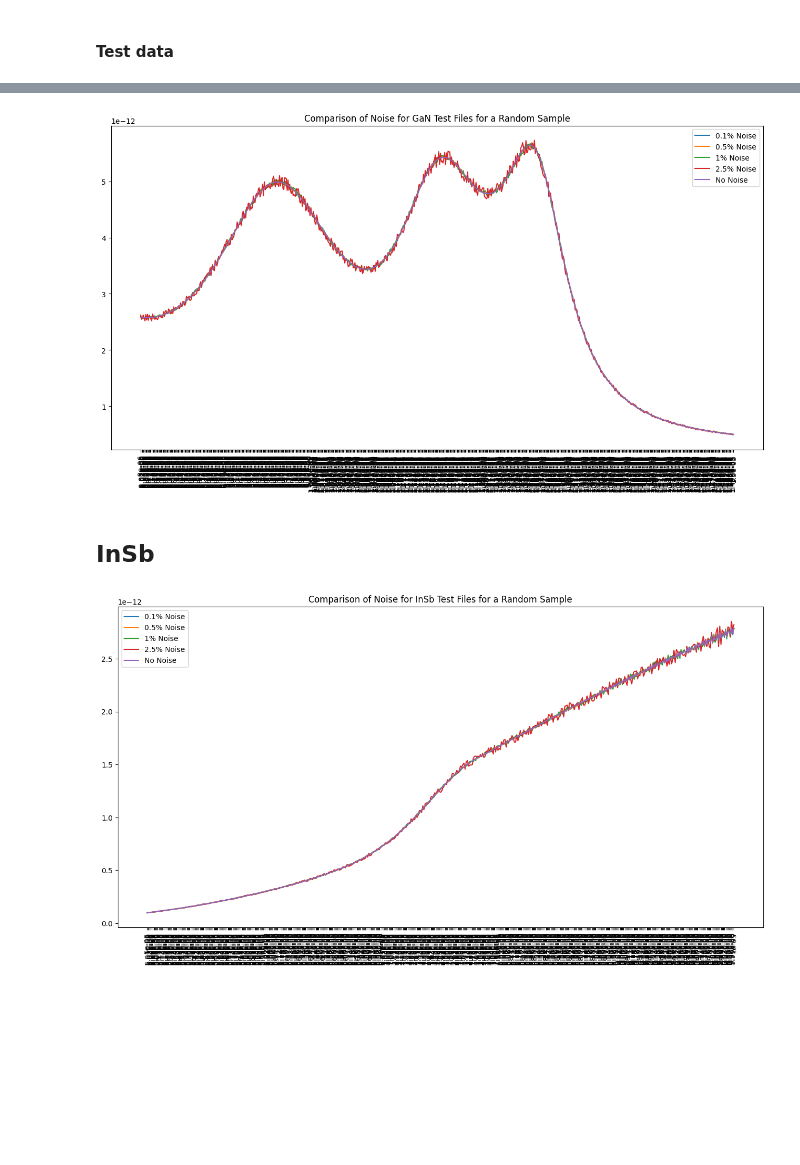
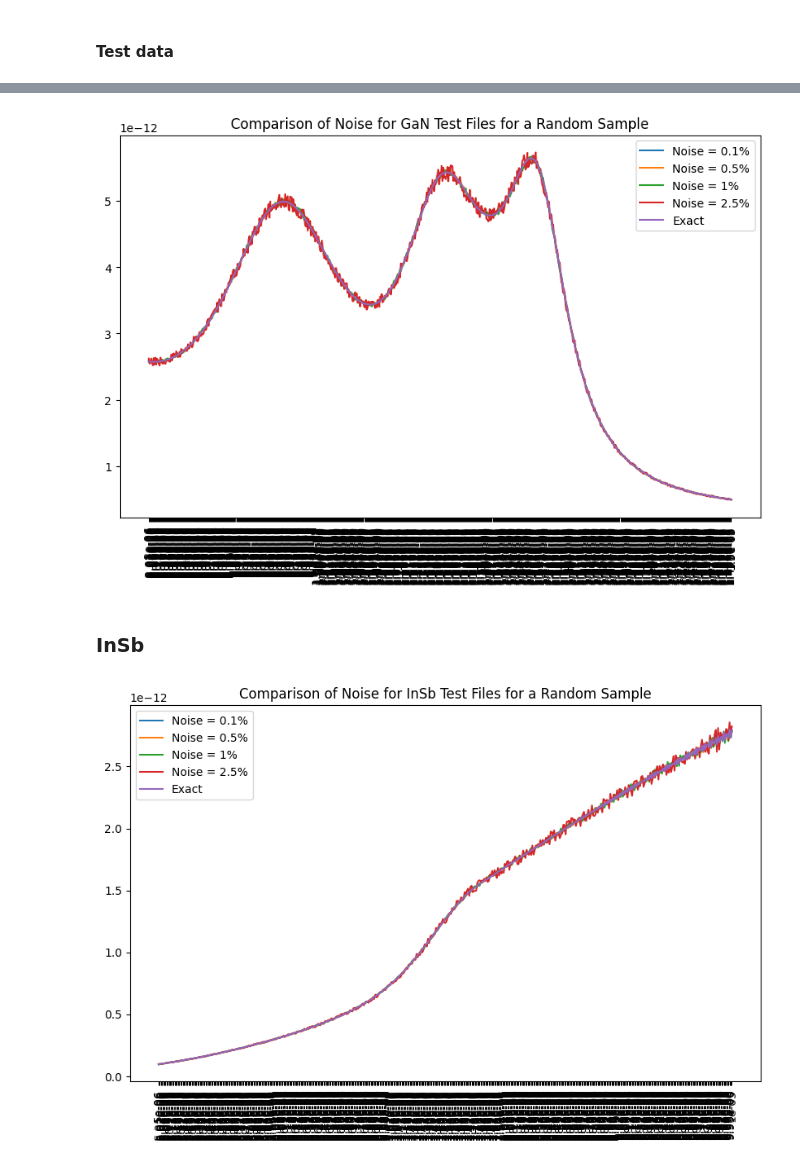
Before and after one commit to iAmBrig12/REU_AI_Thermography, a Jupyter notebook: data_visualization.ipynb, the cells around one changed output, grey strips where cells are left out. Drawn from its saved outputs; the diff is of its cells as text; code cells hidden in the pictures; blank space fills up the shorter version.

```diff
--- a/data_visualization.ipynb
+++ b/data_visualization.ipynb
@@ -9,16 +11,19 @@ import os
 # %%
-def plot_data(df_list, title, sample_entry):
+def plot_data(df_list, title, sample_entry, gauss):
 
     for df in df_list:
         df.columns = df.columns.astype(str)
 
     spectra = [col for col in df_list[0].columns if 'layer' not in col]
 
-    noise = ['0.1%', '0.5%', '1%', '2.5%', 'No']
+    if gauss:
+        noise = ['Exact', 'SNR = 35', 'SNR = 45', 'SNR = 50', 'SNR = 55']
+    else:
+        noise = ['Noise = 0.1%', 'Noise = 0.5%', 'Noise = 1%', 'Noise = 2.5%', 'Exact']
 
-    plt.figure(figsize=(16,8))
+    plt.figure(figsize=(10,6))
     for index, df in enumerate(df_list):
-        plt.plot(df.iloc[sample_entry][spectra], label=f'{noise[index]} Noise')
+        plt.plot(df.iloc[sample_entry][spectra], label=f'{noise[index]}')
 
     plt.title(title)
     plt.xticks(rotation=90)
@@ -80,9 +85,9 @@ plot_data(fs_test_data, 'Comparison of Noise for Fused Silica Test Files for a R
 # %%
-GaN_data = read_files('GaN_test_data')
+GaN_data = read_files('GaN_random_noise')
 # %%
-plot_data(GaN_data, 'Comparison of Noise for GaN Test Files for a Random Sample', 10)
+plot_data(GaN_data, 'Comparison of Noise for GaN Test Files for a Random Sample', 10, False)
 # %% [output]
-[figure, old version]
+[figure, new version]
 # %% [markdown]
-## InSb
+### InSb
 # %%
@@ -90,4 +95,4 @@ InSb_data = read_files('InSb_test_data')
 # %%
-plot_data(InSb_data, 'Comparison of Noise for InSb Test Files for a Random Sample', 10)
+plot_data(InSb_data, 'Comparison of Noise for InSb Test Files for a Random Sample', 10, False)
 # %% [output]
-[figure, old version]
+[figure, new version]
```
Also changed, not shown: parts of 22 cells of this notebook, 59 other files.
